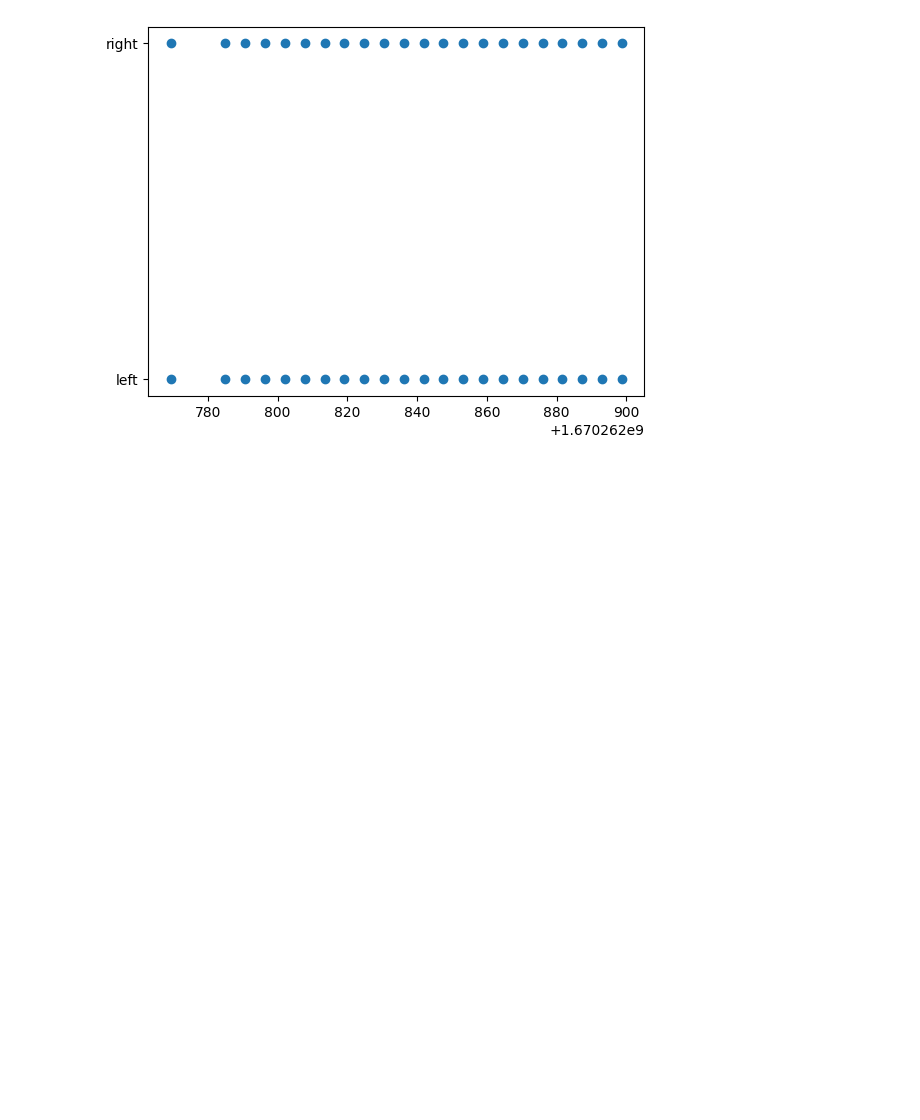
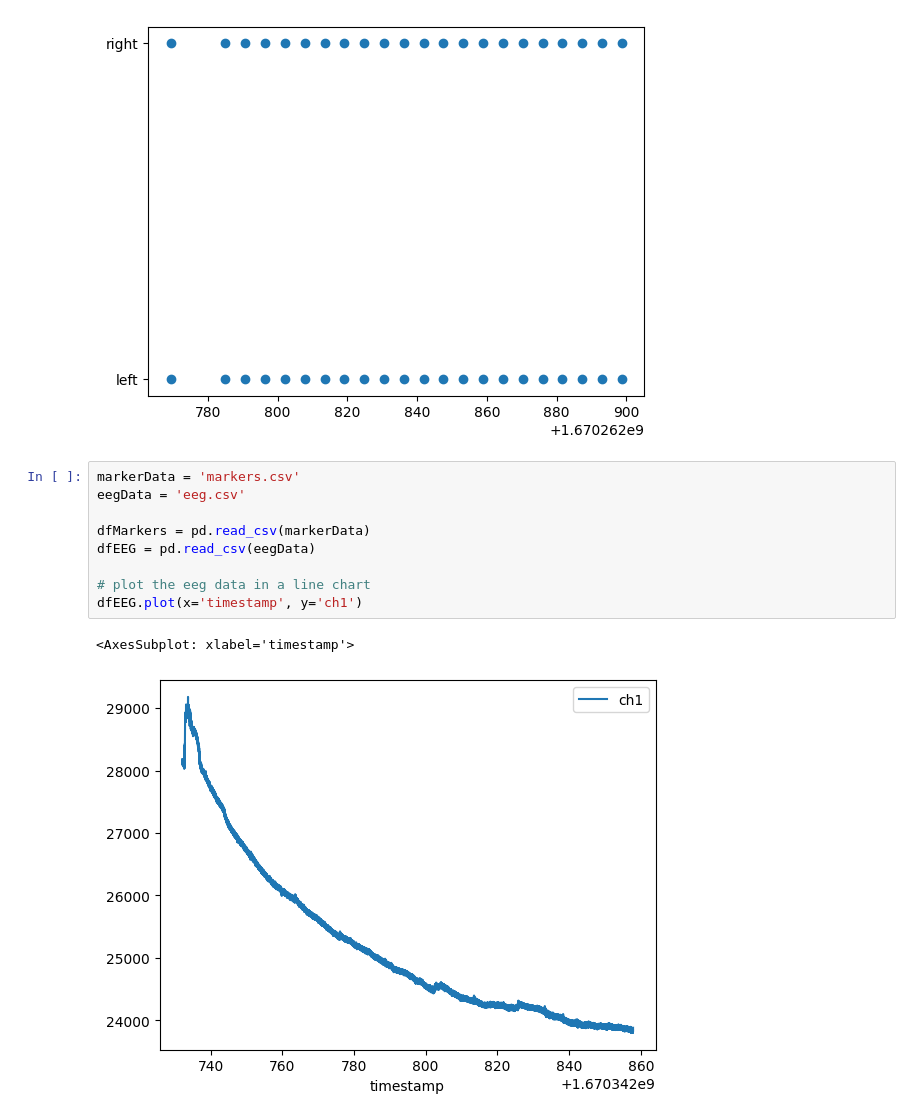
Before and after one commit to danburonline/eye-wink, a Jupyter notebook: experiment/markers.ipynb, the cells around one changed output. Cells and saved outputs as stored; diff of their text form; blank space fills up the shorter version.

Commit message:
Make some more exploration with the marker script

```diff
--- a/experiment/markers.ipynb
+++ b/experiment/markers.ipynb
@@ -25,3 +26,15 @@ plt.scatter(df['timestamp'], df['marker'])
 # %% [output]
 <matplotlib.collections.PathCollection at 0x...>
 [figure]
+# %%
+markerData = 'markers.csv'
+eegData = 'eeg.csv'
+
+dfMarkers = pd.read_csv(markerData)
+dfEEG = pd.read_csv(eegData)
+
+# plot the eeg data in a line chart
+dfEEG.plot(x='timestamp', y='ch1')
+# %% [output]
+<AxesSubplot: xlabel='timestamp'>
+[figure, added]
```
Also changed, not shown: parts of 8 cells of this notebook, 9 other files.
